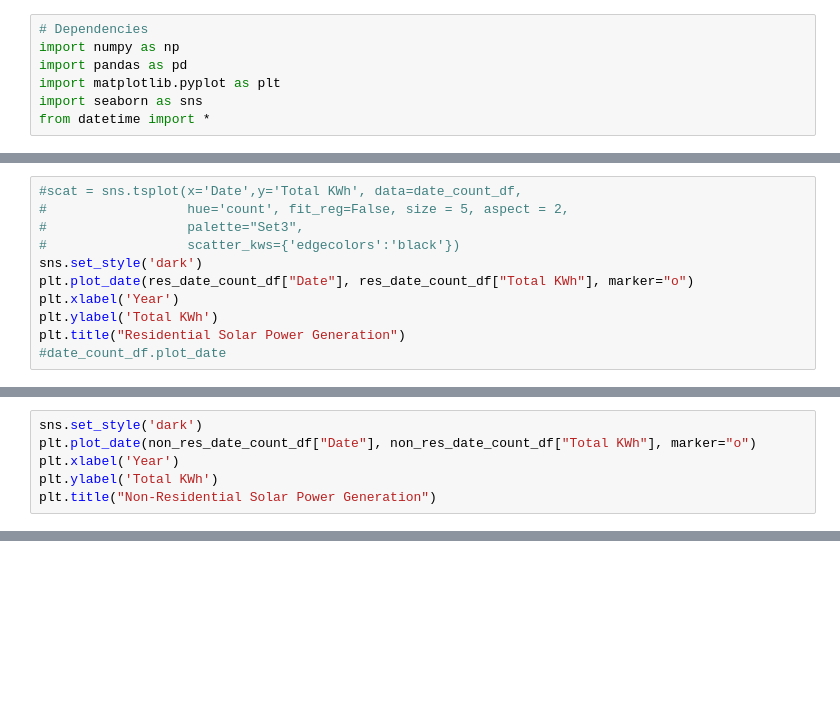
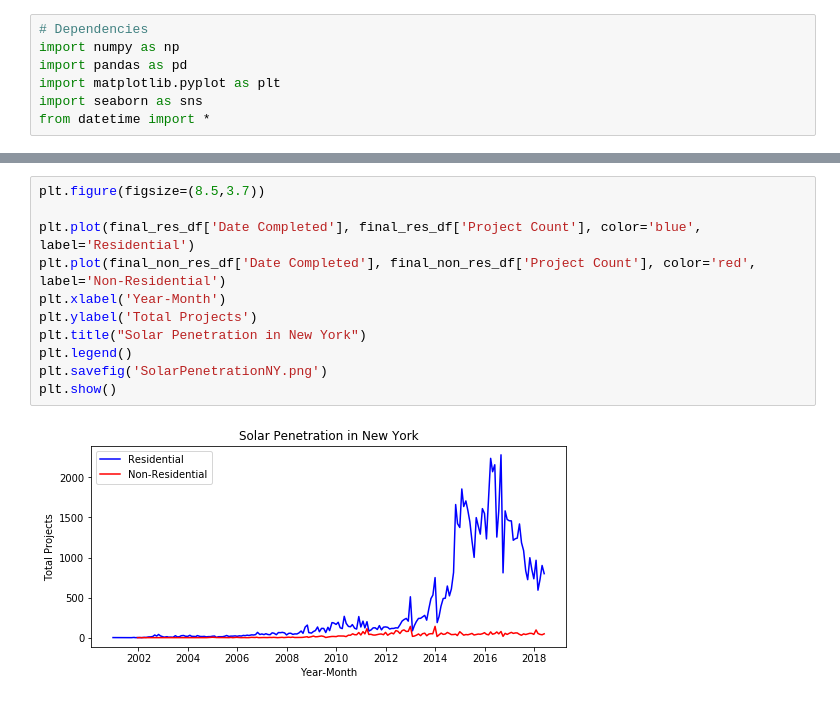
Before and after one commit to nasavish/TeamGreenTech, a Jupyter notebook: Code/Penetration_by_sector.ipynb, the cells around one changed output, grey strips where cells are left out. Saved outputs shown, nothing was run; the diff lists cells and outputs as text; blank space fills up the shorter version.

```diff
--- a/Code/Penetration_by_sector.ipynb
+++ b/Code/Penetration_by_sector.ipynb
@@ -58,11 +42,0 @@ res_date_count_df.head()
-# %%
-#scat = sns.tsplot(x='Date',y='Total KWh', data=date_count_df,
-#                  hue='count', fit_reg=False, size = 5, aspect = 2,
-#                  palette="Set3",
-#                  scatter_kws={'edgecolors':'black'})
-sns.set_style('dark')
-plt.plot_date(res_date_count_df["Date"], res_date_count_df["Total KWh"], marker="o")
-plt.xlabel('Year')
-plt.ylabel('Total KWh')
-plt.title("Residential Solar Power Generation")
-#date_count_df.plot_date
@@ -90,6 +42,0 @@ print(non_res_date_count_df.head())
-# %%
-sns.set_style('dark')
-plt.plot_date(non_res_date_count_df["Date"], non_res_date_count_df["Total KWh"], marker="o")
-plt.xlabel('Year')
-plt.ylabel('Total KWh')
-plt.title("Non-Residential Solar Power Generation")
@@ -176,0 +97,13 @@ line_non_res = sorted_non_residential_project_count_df.plot(kind='line', x='Year
+# %%
+plt.figure(figsize=(8.5,3.7))
+
+plt.plot(final_res_df['Date Completed'], final_res_df['Project Count'], color='blue', label='Residential')
+plt.plot(final_non_res_df['Date Completed'], final_non_res_df['Project Count'], color='red', label='Non-Residential')
+plt.xlabel('Year-Month')
+plt.ylabel('Total Projects')
+plt.title("Solar Penetration in New York")
+plt.legend()
+plt.savefig('SolarPenetrationNY.png')
+plt.show()
+# %% [output]
+[figure, added]
```
Also changed, not shown: parts of 13 cells of this notebook, 3 other files.
